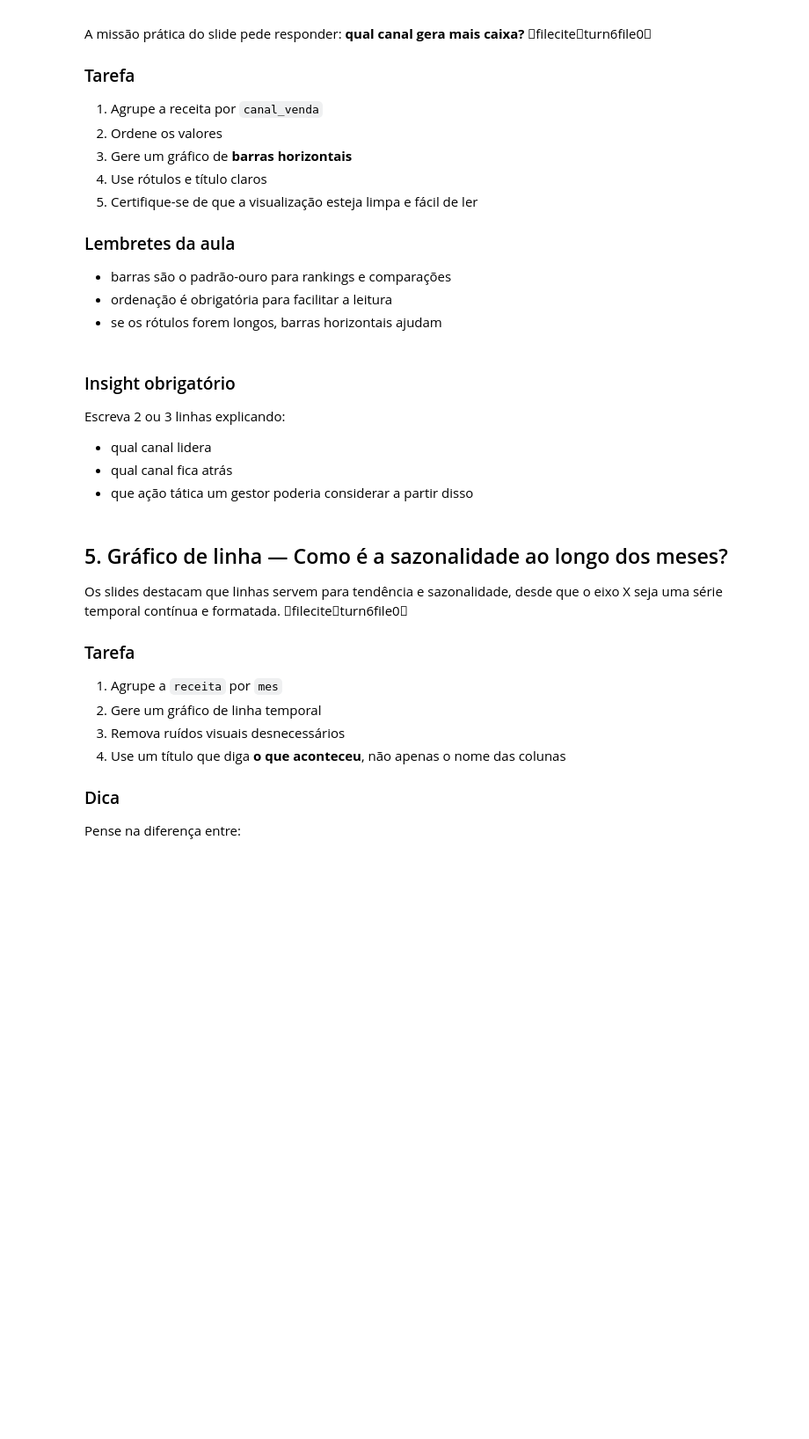
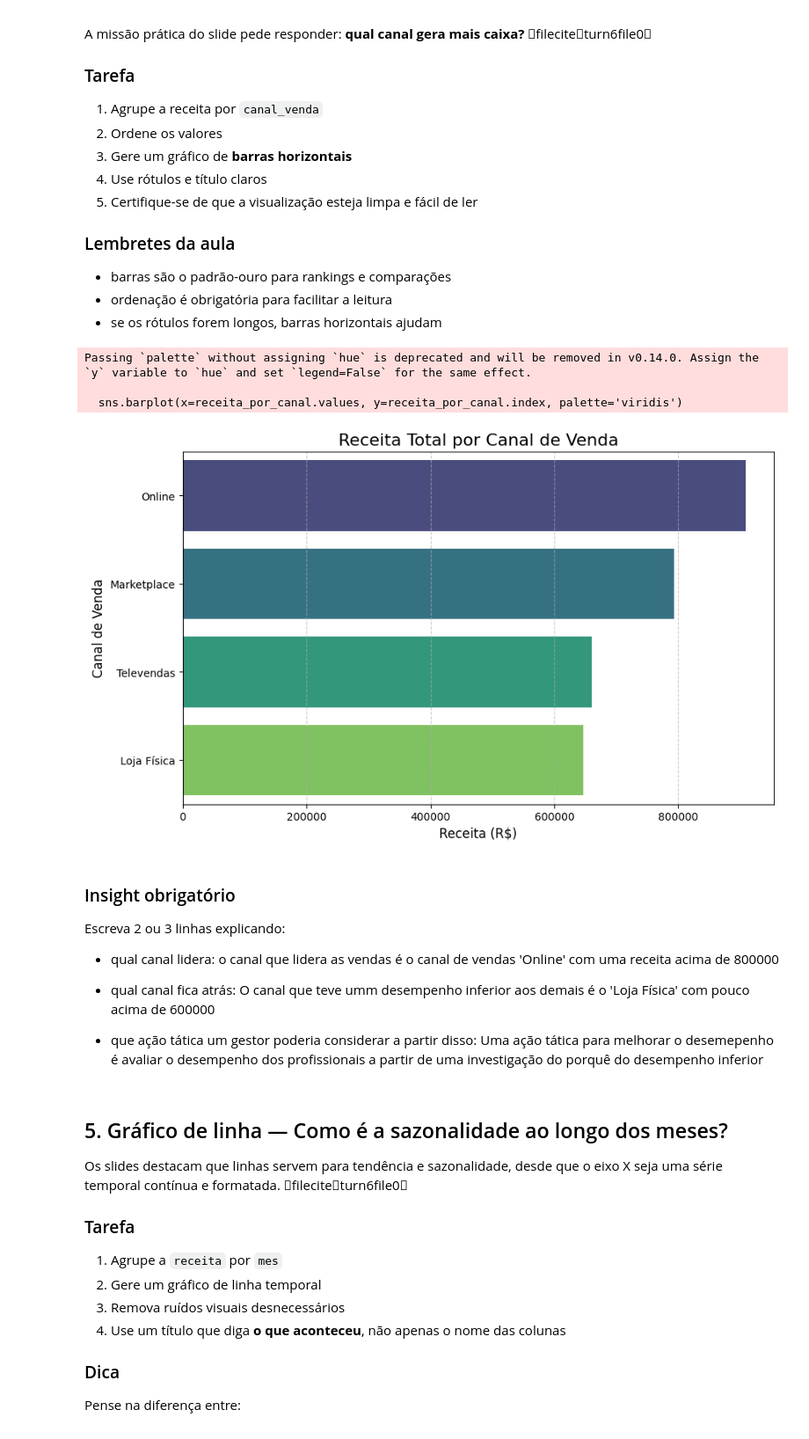
Before and after one commit to xXN4T3/linguagensDeProgramacao, a Jupyter notebook: exercicio8.ipynb, the cells around one changed output. Shown at 88% size. Saved outputs shown, nothing was run; the diff lists cells and outputs as text; code cells hidden in the pictures; blank space fills up the shorter version.

```diff
--- a/exercicio8.ipynb
+++ b/exercicio8.ipynb
@@ -43,0 +44,11 @@ Depois:
+# %%
+df = pd.read_csv('vendas_brasil_clean_aula5.csv')
+
+print("Primeiras linhas do DataFrame:")
+display(df.head())
+
+print("\nTamanho da base (linhas, colunas):")
+print(df.shape)
+
+print("\nTipos das colunas:")
+display(df.info())
@@ -80,9 +136,27 @@ A missão prática do slide pede responder: **qual canal gera mais caixa?** f
+# %%
+receita_por_canal = df.groupby('canal_venda')['receita'].sum().sort_values(ascending=False)
+
+plt.figure(figsize=(10, 6))
+sns.barplot(x=receita_por_canal.values, y=receita_por_canal.index, palette='viridis')
+plt.title('Receita Total por Canal de Venda', fontsize=16)
+plt.xlabel('Receita (R$)', fontsize=12)
+plt.ylabel('Canal de Venda', fontsize=12)
+plt.ticklabel_format(style='plain', axis='x') # Evita notação científica no eixo X
+plt.grid(axis='x', linestyle='--', alpha=0.7)
+plt.show()
+# %% [output]
+Passing `palette` without assigning `hue` is deprecated and will be removed in v0.14.0. Assign the `y` variable to `hue` and set `legend=False` for the same effect.
+
+  sns.barplot(x=receita_por_canal.values, y=receita_por_canal.index, palette='viridis')
+[figure, added]
 # %% [markdown]
 ### Insight obrigatório
 Escreva 2 ou 3 linhas explicando:
-- qual canal lidera
-- qual canal fica atrás
-- que ação tática um gestor poderia considerar a partir disso
+- qual canal lidera: o canal que lidera as vendas é o canal de vendas 'Online' com uma receita acima de 800000
+
+- qual canal fica atrás: O canal que teve umm desempenho inferior aos demais é o 'Loja Física' com pouco acima de 600000
+
+- que ação tática um gestor poderia considerar a partir disso: Uma ação tática para melhorar o desemepenho é avaliar o desempenho dos profissionais a partir de uma investigação do porquê do desempenho inferior
 # %% [markdown]
 ## 5. Gráfico de linha — Como é a sazonalidade ao longo dos meses?
 
```
Also changed, not shown: parts of 24 cells of this notebook.
